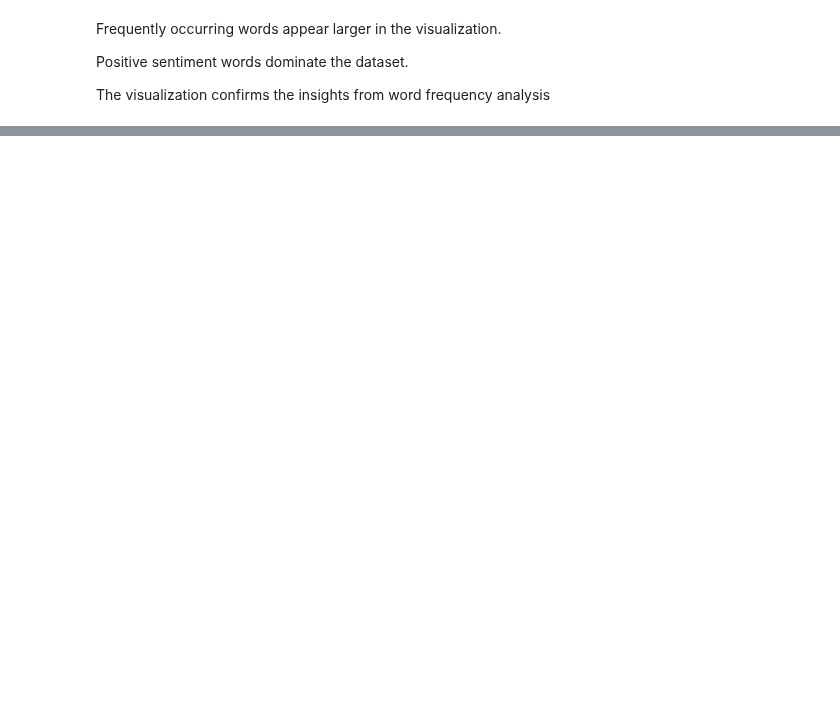
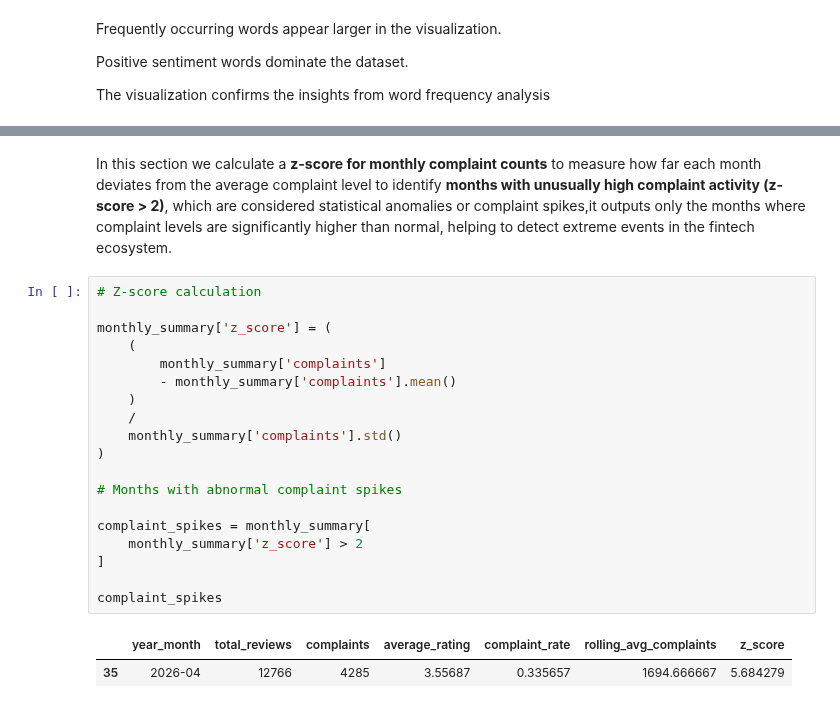
Before and after one commit to chepbree/Pesa-Salama-Classifier, a Jupyter notebook: notebooks/02.exploratory_data_analysis.ipynb, the cells around one changed output, grey strips where cells are left out. Drawn from its saved outputs; the diff is of its cells as text; blank space fills up the shorter version.

Commit message:
identify complaints and date conversion

```diff
--- a/notebooks/02.exploratory_data_analysis.ipynb
+++ b/notebooks/02.exploratory_data_analysis.ipynb
@@ -631,0 +703,24 @@ Frequently occurring words appear larger in the visualization.
+# %% [markdown]
+In this section we calculate a **z-score for monthly complaint counts** to measure how far each month deviates from the average complaint level to identify **months with unusually high complaint activity (z-score > 2)**, which are considered statistical anomalies or complaint spikes,it outputs only the months where complaint levels are significantly higher than normal, helping to detect extreme events in the fintech ecosystem.
+# %%
+# Z-score calculation
+
+monthly_summary['z_score'] = (
+    (
+        monthly_summary['complaints']
+        - monthly_summary['complaints'].mean()
+    )
+    /
+    monthly_summary['complaints'].std()
+)
+
+# Months with abnormal complaint spikes
+
+complaint_spikes = monthly_summary[
+    monthly_summary['z_score'] > 2
+]
+
+complaint_spikes
+# %% [output]
+|  | year_month | total_reviews | complaints | average_rating | complaint_rate | rolling_avg_complaints | z_score |
+| 35 | 2026-04 | 12766 | 4285 | 3.55687 | 0.335657 | 1694.666667 | 5.684279 |
```
Also changed, not shown: parts of 6 cells of this notebook.
